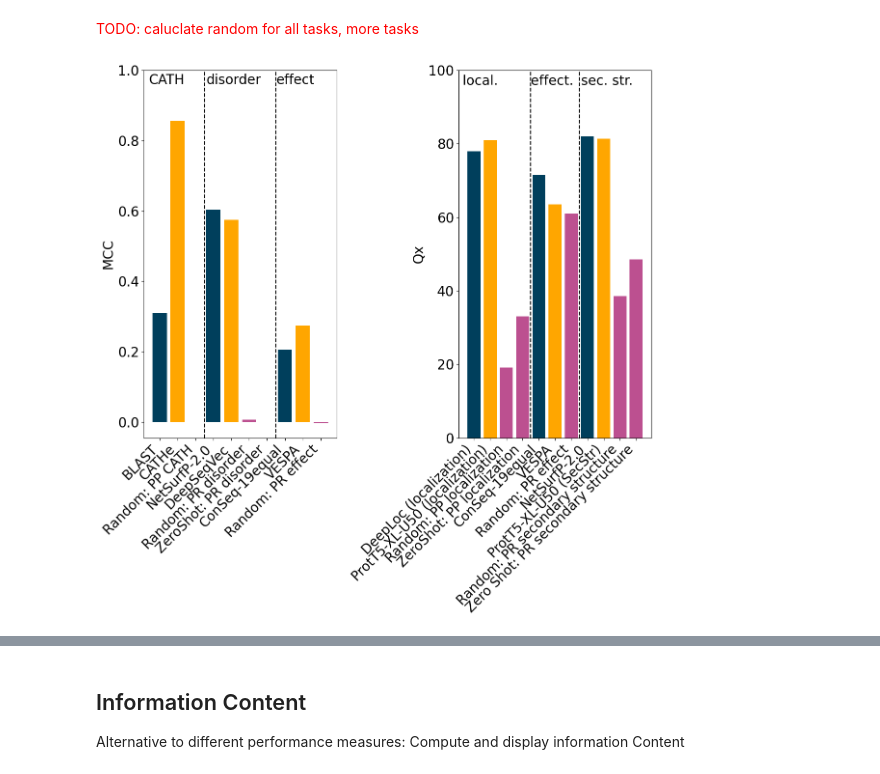
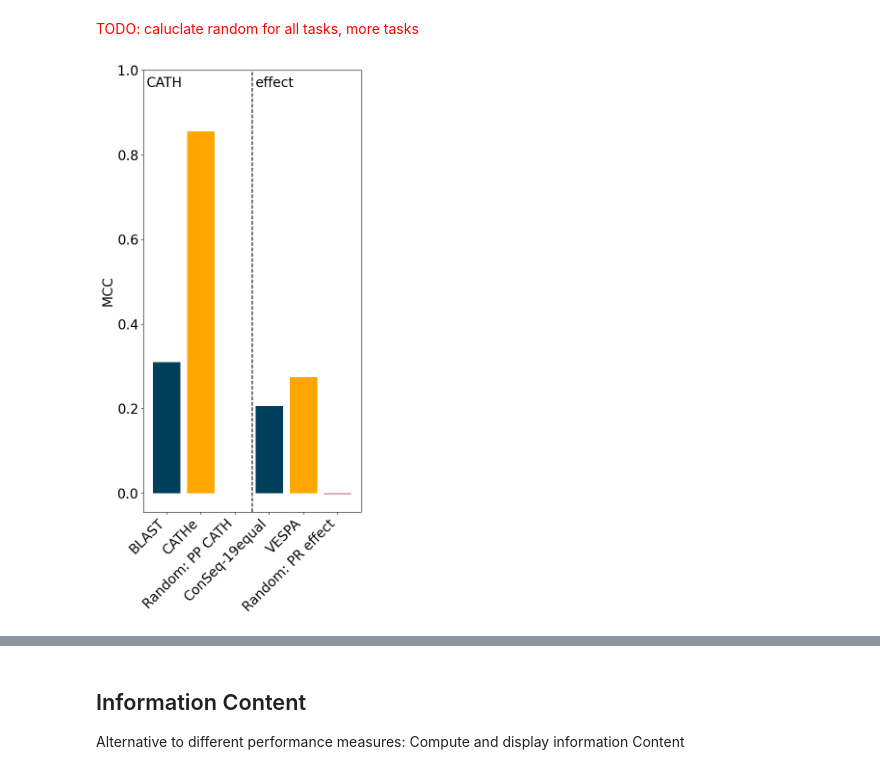
Before and after one commit to erckert/EV-embeddings-figures, a Jupyter notebook: visualizeResults.ipynb, the cells around one changed output, grey strips where cells are left out. Saved outputs shown, nothing was run; the diff lists cells and outputs as text; code cells hidden in the pictures.

```diff
--- a/visualizeResults.ipynb
+++ b/visualizeResults.ipynb
@@ -203,31 +223,19 @@ plt.show()
 # %%
 plt.rcParams['font.size'] = '20'
 
-fig1, ((ax1, ax2)) = plt.subplots(1,2, figsize=(12,12))
-ax1.bar(grouped_mcc_labels, [float(entry) for entry in mcc], color=['#003f5c' if entry==0 else ("#ffa600" if entry==1 else '#bc5090') for entry in mcc_is_embedding_based])
+fig1, ((ax1)) = plt.subplots(1,1, figsize=(6,12))
+ax1.bar(grouped_mcc_labels, [float(entry) for entry in mcc], color=['#003f5c' if entry==0 else ("#ffa600" if entry==1 else '#bc5090') for entry in mcc_is_embedding_based], width=0.8)
 ax1.set_xticklabels(grouped_mcc_labels, rotation=45, ha='right')
 ax1.set_ylabel("MCC")
 ax1.set_ylim(top=1)
 ax1.annotate('CATH',xy=(-0.6, 0.96))
-ax1.annotate('disorder',xy=(2.6, 0.96))
-ax1.annotate('effect', xy=(6.5, 0.96))
+ax1.annotate('effect',xy=(2.6, 0.96))
 ax1.axvline(x=[2.5],  color='black', ls='--')
-ax1.axvline(x=[6.5],  color='black', ls='--')
 
 grouped_qx_labels_as_strings = [str(entry) for entry in grouped_qx_labels]
 qx_bars_as_float = [float(entry) for entry in qx]
 qx_colors = ['#003f5c' if entry==0 else ("#ffa600" if entry==1 else '#bc5090') for entry in qx_is_embedding_based]
 
-ax2.bar(grouped_qx_labels_as_strings, qx_bars_as_float, color=qx_colors)
-ax2.set_xticklabels(grouped_qx_labels, rotation=45, ha='right')
-ax2.set_ylabel("Qx")
-ax2.set_ylim(top=100)
-ax2.annotate('local.',xy=(-0.7, 96), path_effects=[path_effects.withSimplePatchShadow(shadow_rgbFace='white')])
-ax2.annotate('effect.',xy=(3.5, 96), path_effects=[path_effects.withSimplePatchShadow(shadow_rgbFace='white')])
-ax2.annotate('sec. str.',xy=(6.6, 96), path_effects=[path_effects.withSimplePatchShadow(shadow_rgbFace='white')])
-ax2.axvline(x=[3.5],  color='black', ls='--')
-ax2.axvline(x=[6.5],  color='black', ls='--')
-
 fig1.tight_layout()
 # %% [output]
-[figure, old version]
+[figure, new version]
```
Also changed, not shown: parts of 16 cells of this notebook, 4 other files.
